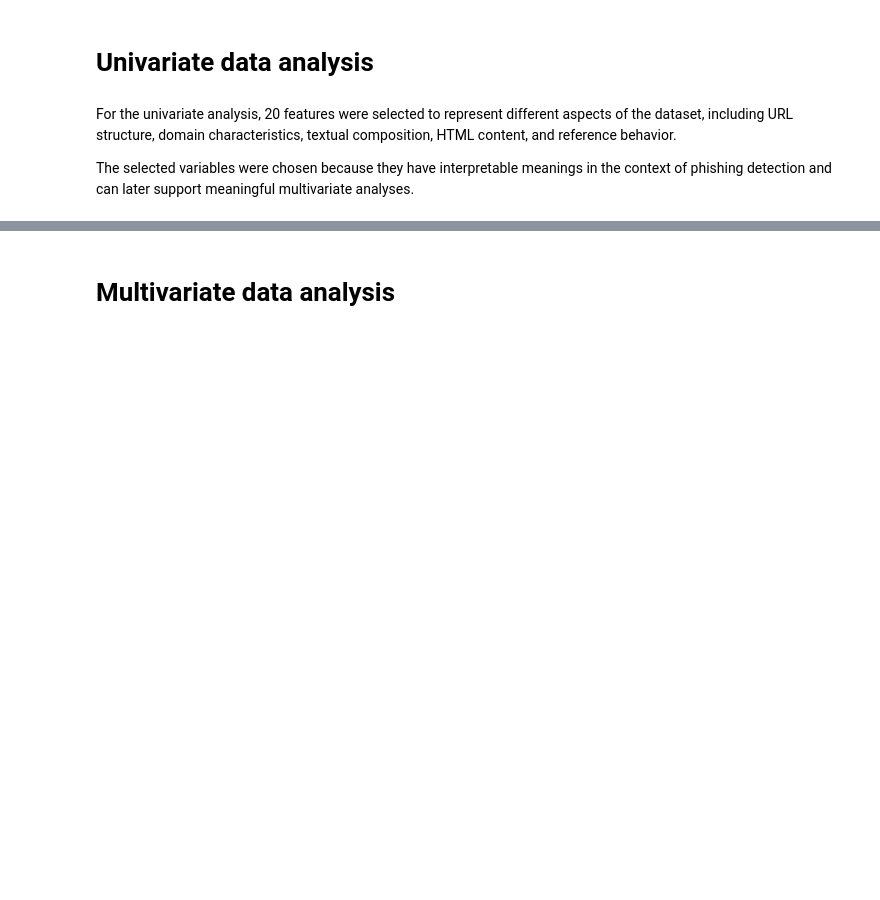
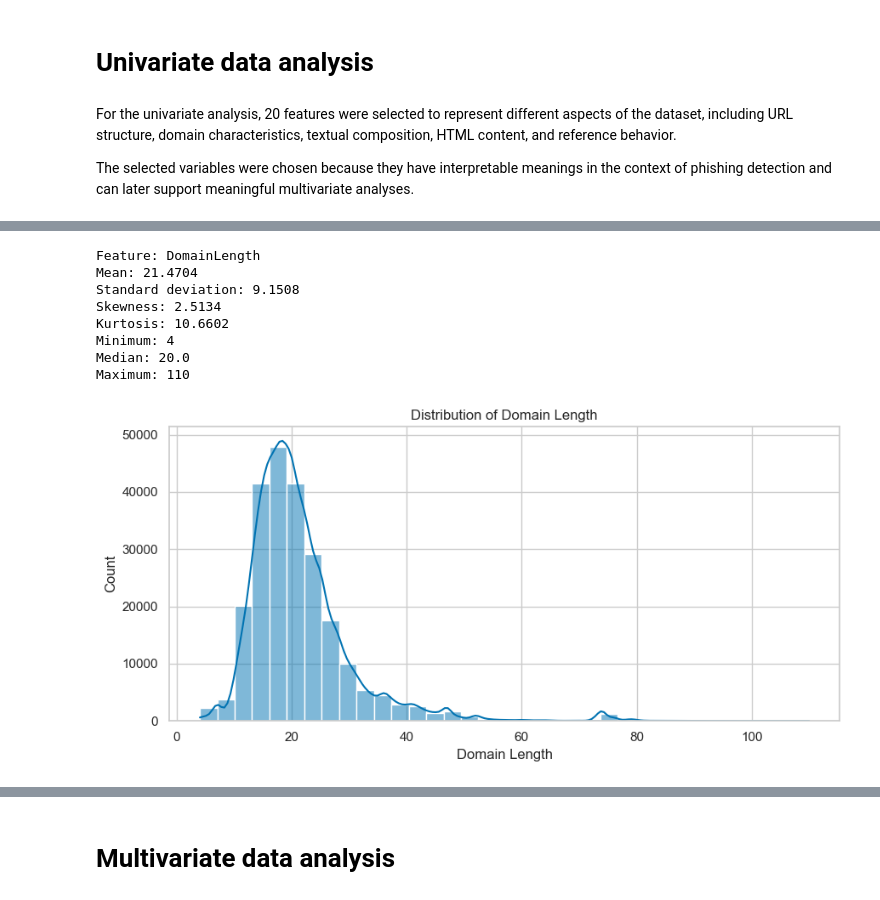
Before and after one commit to luiz-matoso/phiusiil-phishing-analysis, a Jupyter notebook: notebooks/notebook.ipynb, the cells around one changed output, grey strips where cells are left out. Drawn from its saved outputs; the diff is of its cells as text; code cells hidden in the pictures; blank space fills up the shorter version.

```diff
--- a/notebooks/notebook.ipynb
+++ b/notebooks/notebook.ipynb
@@ -610,0 +444,13 @@ For visualization purposes, the histogram was limited to the 99th percentile, co
+# %%
+describe_feature("DomainLength")
+plot_hist_kde("DomainLength", "Domain Length", bins=35)
+# %% [output]
+Feature: DomainLength
+Mean: 21.4704
+Standard deviation: 9.1508
+Skewness: 2.5134
+Kurtosis: 10.6602
+Minimum: 4
+Median: 20.0
+Maximum: 110
+[figure, added]
```
Also changed, not shown: parts of 131 cells of this notebook.
